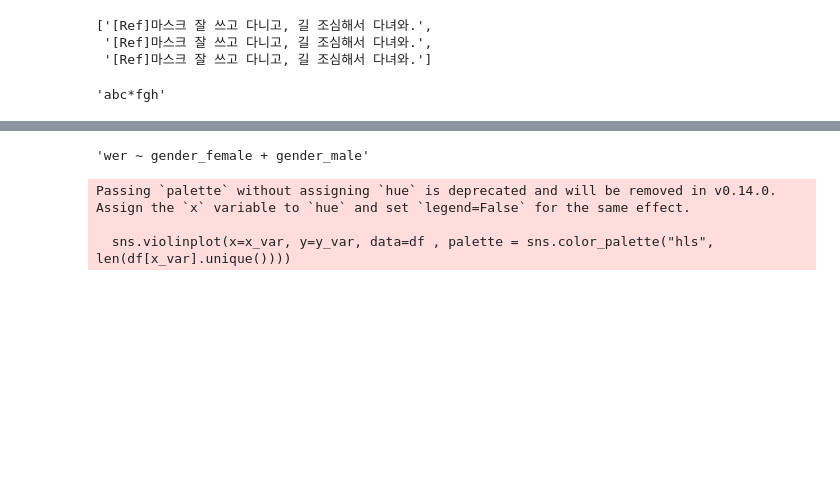
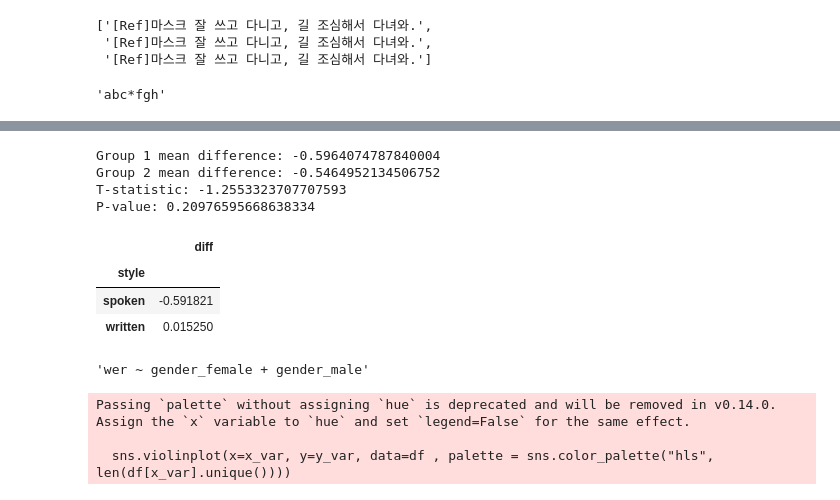
Before and after one commit to rby011/streamlit_study, a Jupyter notebook: testing.ipynb, the cells around one changed output, grey strips where cells are left out. Cells and saved outputs as stored; diff of their text form; code cells hidden in the pictures; blank space fills up the shorter version.

```diff
--- a/testing.ipynb
+++ b/testing.ipynb
@@ -188,0 +278,34 @@ def prepocess_for_vanlysis(file_path:str) -> pd.DataFrame:
+# %%
+file_path = 'testresults/testresult - 0.csv'
+from scipy.stats import ttest_ind
+df = prepocess_for_vanlysis(file_path)
+
+# sentence_len의 중앙값을 기준으로 두 그룹으로 나눕니다.
+median_sentence_len = df['sentence_len'].median()
+group1 = df[df['sentence_len'] <= median_sentence_len]
+group2 = df[df['sentence_len'] > median_sentence_len]
+
+# 각 그룹에서 i_blue와 blue의 평균 차이를 계산합니다.
+mean_diff_group1 = group1['i_bleu'].mean() - group1['bleu'].mean()
+mean_diff_group2 = group2['i_bleu'].mean() - group2['bleu'].mean()
+
+# 두 그룹의 평균 차이가 통계적으로 유의미한지 확인합니다.
+t_stat, p_val = ttest_ind(group1['i_bleu'] - group1['bleu'], group2['i_bleu'] - group2['bleu'])
+
+print(f"Group 1 mean difference: {mean_diff_group1}")
+print(f"Group 2 mean difference: {mean_diff_group2}")
+print(f"T-statistic: {t_stat}")
+print(f"P-value: {p_val}")
+
+
+
+pd.DataFrame(df.groupby('style')['i_bleu'].mean() - df.groupby('style')['bleu'].mean(), columns=['diff'])
+# %% [output]
+Group 1 mean difference: -0.5964074787840004
+Group 2 mean difference: -0.5464952134506752
+T-statistic: -1.2553323707707593
+P-value: 0.20976595668638334
+|  | diff |
+| style |  |
+| spoken | -0.591821 |
+| written | 0.015250 |
```
Also changed, not shown: parts of 3 cells of this notebook, 3 other files.
